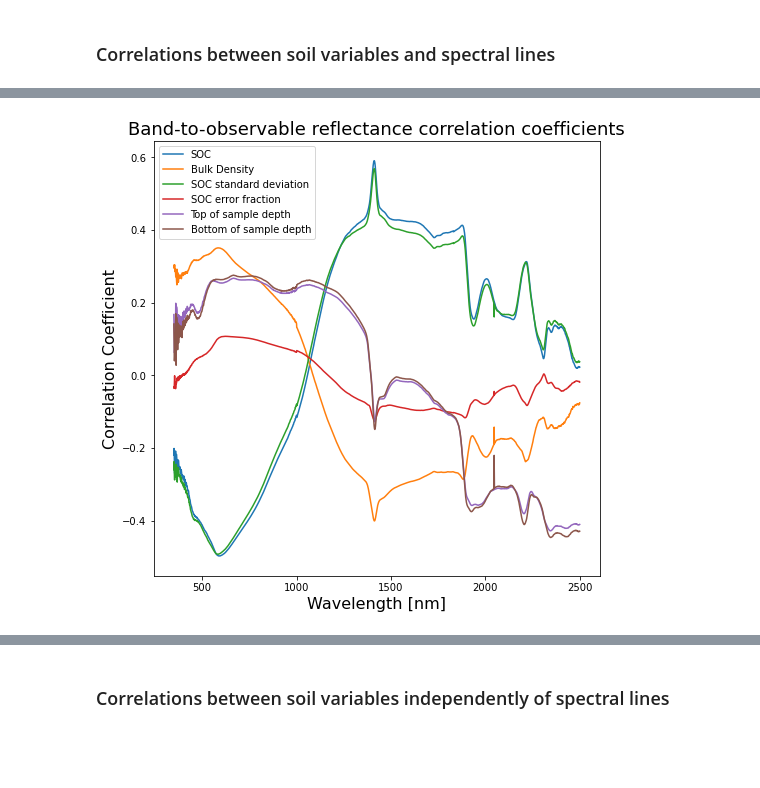
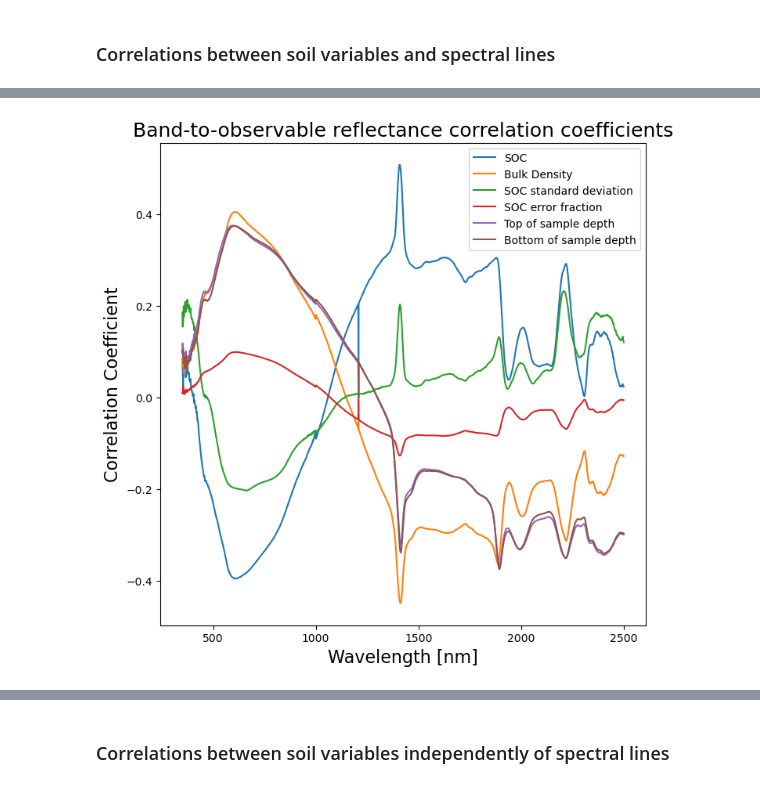
Before and after one commit to jmortan/RaCA-SOC-a-spectrum-analysis, a Jupyter notebook: RaCA-SOC-a/run-RaCA-SOC-a.ipynb, the cells around one changed output, grey strips where cells are left out. Cells and saved outputs as stored; diff of their text form; code cells hidden in the pictures; blank space fills up the shorter version.

```diff
--- a/RaCA-SOC-a/run-RaCA-SOC-a.ipynb
+++ b/RaCA-SOC-a/run-RaCA-SOC-a.ipynb
@@ -6,7 +4,7 @@ Load the first 100 rows, skipping the header
 import numpy as np
 from matplotlib import pyplot as plt
 # %%
-data = np.loadtxt("../data/RaCA-spectra-first1000.csv",
+data = np.loadtxt("../data/RaCA-spectra-raw.txt",
                  delimiter=",", dtype=str)
 # %%
 data[0,2152:]
@@ -106,19 +128,19 @@ plt.show()
 # %%
-fig, ax = plt.subplots(figsize=(8, 8))
+figbb, axbb = plt.subplots(figsize=(8, 8))
 plt.plot(XF,np.corrcoef(I, sample_soc, rowvar = False)[:-1,-1],   label='SOC')
 plt.plot(XF,np.corrcoef(I, sample_bd, rowvar = False)[:-1,-1],    label='Bulk Density')
 plt.plot(XF,np.corrcoef(I, sample_socsd, rowvar = False)[:-1,-1], label='SOC standard deviation')
 plt.plot(XF,np.corrcoef(I, sample_socsd/(sample_soc+0.0000001), rowvar = False)[:-1,-1], label='SOC error fraction')
 plt.plot(XF,np.corrcoef(I, sample_top, rowvar = False)[:-1,-1],   label='Top of sample depth')
 plt.plot(XF,np.corrcoef(I, sample_bot, rowvar = False)[:-1,-1],   label='Bottom of sample depth')
 
 
 plt.ylabel('Correlation Coefficient',fontsize=16)
 plt.xlabel('Wavelength [nm]',fontsize=16)
 
-ax.set_title('Band-to-observable reflectance correlation coefficients', fontsize=18)
-ax.legend()
+axbb.set_title('Band-to-observable reflectance correlation coefficients', fontsize=18)
+axbb.legend()
 
 plt.show()
 # %% [output]
-[figure, old version]
+[figure, new version]
```
Also changed, not shown: parts of 12 cells of this notebook.
